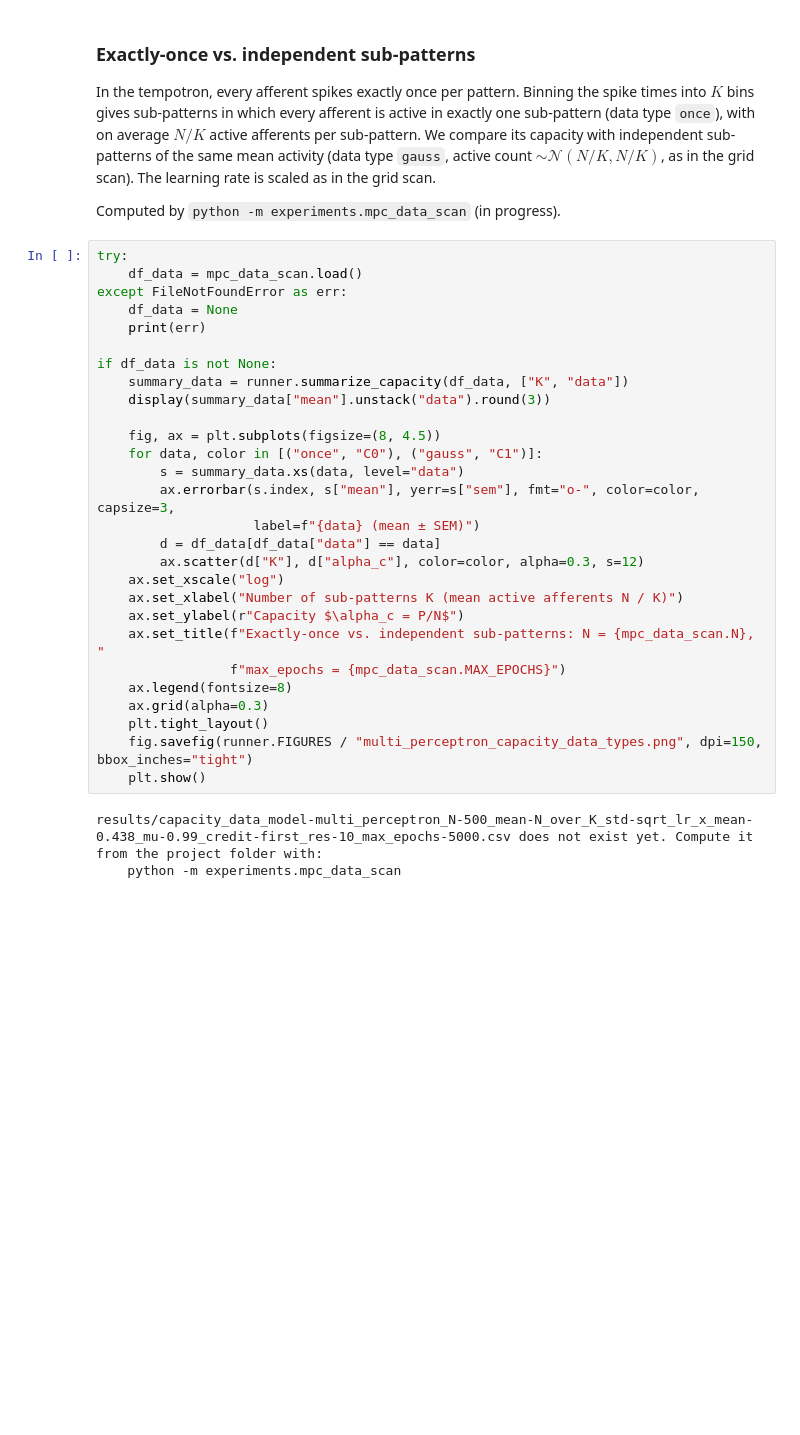
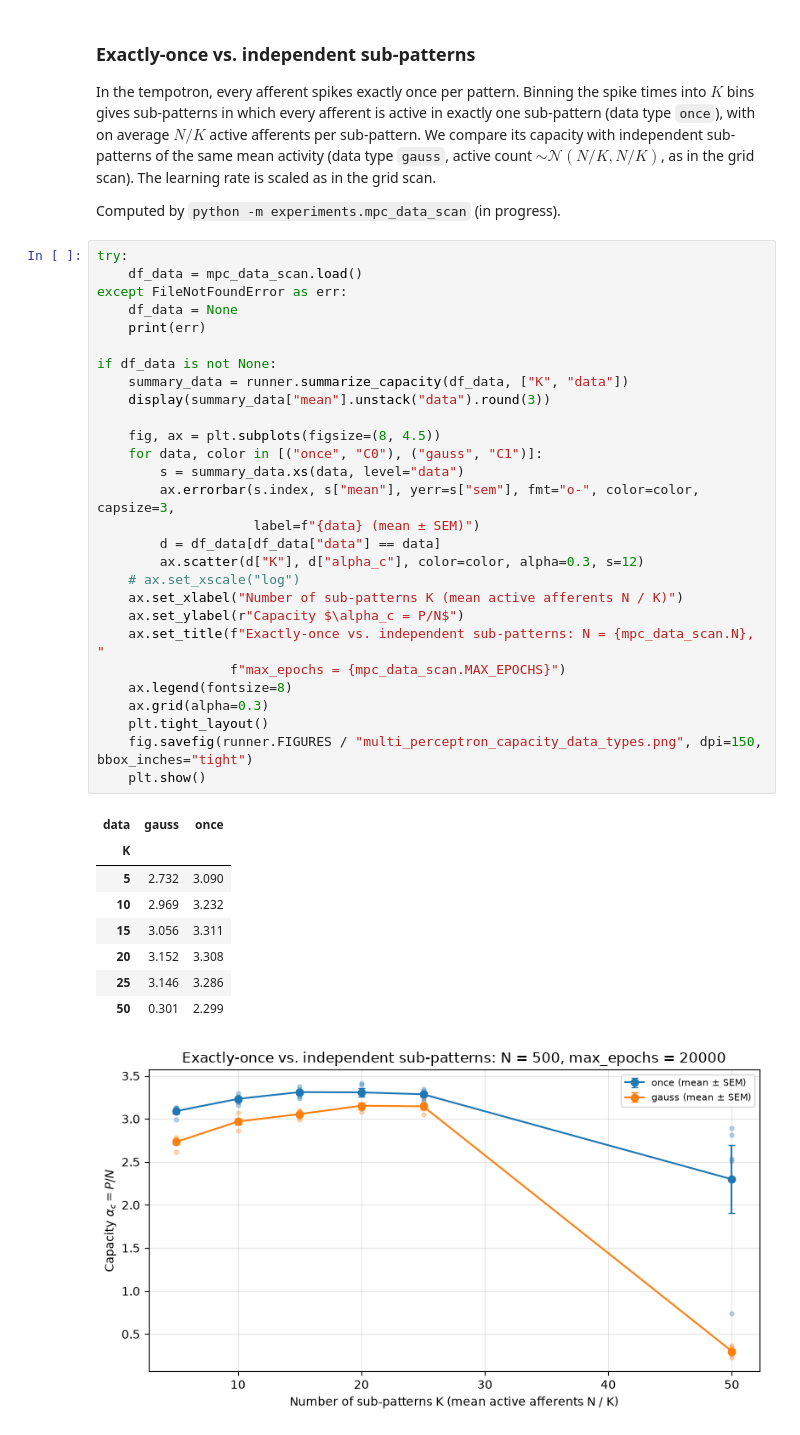
Before and after one commit to SchulteFabian/tempotron-capacity, a Jupyter notebook: Summary.ipynb, the cells around one changed output. Saved outputs shown, nothing was run; the diff lists cells and outputs as text; blank space fills up the shorter version.

Commit message:
Window analysis 5 ms, data scan 20000 epochs, cleanup

```diff
--- a/Summary.ipynb
+++ b/Summary.ipynb
@@ -817,31 +817,38 @@ Computed by `python -m experiments.mpc_data_scan` (in progress).
 # %%
 try:
     df_data = mpc_data_scan.load()
 except FileNotFoundError as err:
     df_data = None
     print(err)
 
 if df_data is not None:
     summary_data = runner.summarize_capacity(df_data, ["K", "data"])
     display(summary_data["mean"].unstack("data").round(3))
 
     fig, ax = plt.subplots(figsize=(8, 4.5))
     for data, color in [("once", "C0"), ("gauss", "C1")]:
         s = summary_data.xs(data, level="data")
         ax.errorbar(s.index, s["mean"], yerr=s["sem"], fmt="o-", color=color, capsize=3,
                     label=f"{data} (mean ± SEM)")
         d = df_data[df_data["data"] == data]
         ax.scatter(d["K"], d["alpha_c"], color=color, alpha=0.3, s=12)
-    ax.set_xscale("log")
+    # ax.set_xscale("log")
     ax.set_xlabel("Number of sub-patterns K (mean active afferents N / K)")
     ax.set_ylabel(r"Capacity $\alpha_c = P/N$")
     ax.set_title(f"Exactly-once vs. independent sub-patterns: N = {mpc_data_scan.N}, "
                  f"max_epochs = {mpc_data_scan.MAX_EPOCHS}")
     ax.legend(fontsize=8)
     ax.grid(alpha=0.3)
     plt.tight_layout()
     fig.savefig(runner.FIGURES / "multi_perceptron_capacity_data_types.png", dpi=150, bbox_inches="tight")
     plt.show()
 # %% [output]
-results/capacity_data_model-multi_perceptron_N-500_mean-N_over_K_std-sqrt_lr_x_mean-0.438_mu-0.99_credit-first_res-10_max_epochs-5000.csv does not exist yet. Compute it from the project folder with:
-    python -m experiments.mpc_data_scan
+| data | gauss | once |
+| K |  |  |
+| 5 | 2.732 | 3.090 |
+| 10 | 2.969 | 3.232 |
+| 15 | 3.056 | 3.311 |
+| 20 | 3.152 | 3.308 |
+| 25 | 3.146 | 3.286 |
+| 50 | 0.301 | 2.299 |
+[figure, added]
```
Also changed, not shown: parts of 13 cells of this notebook, 16 other files.
